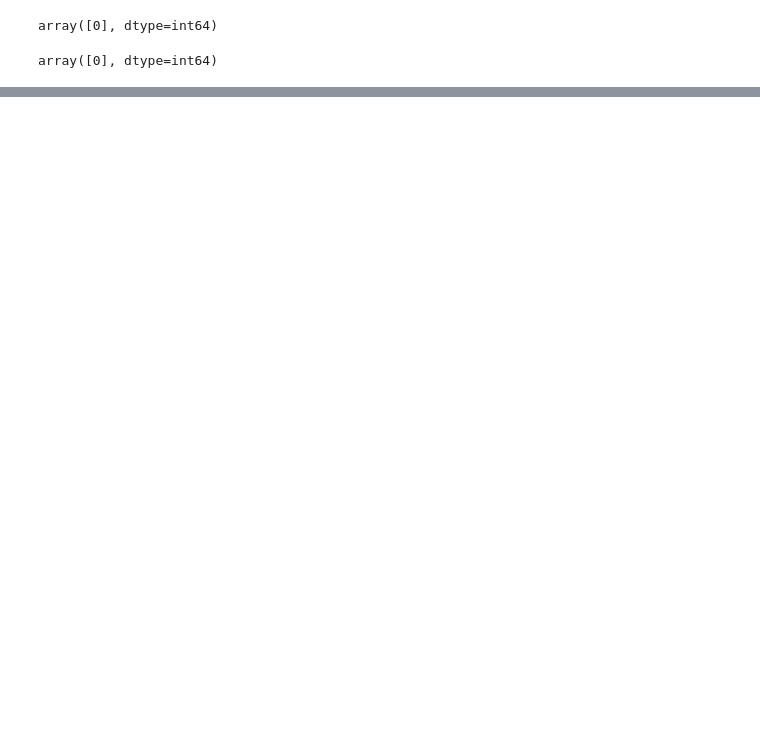
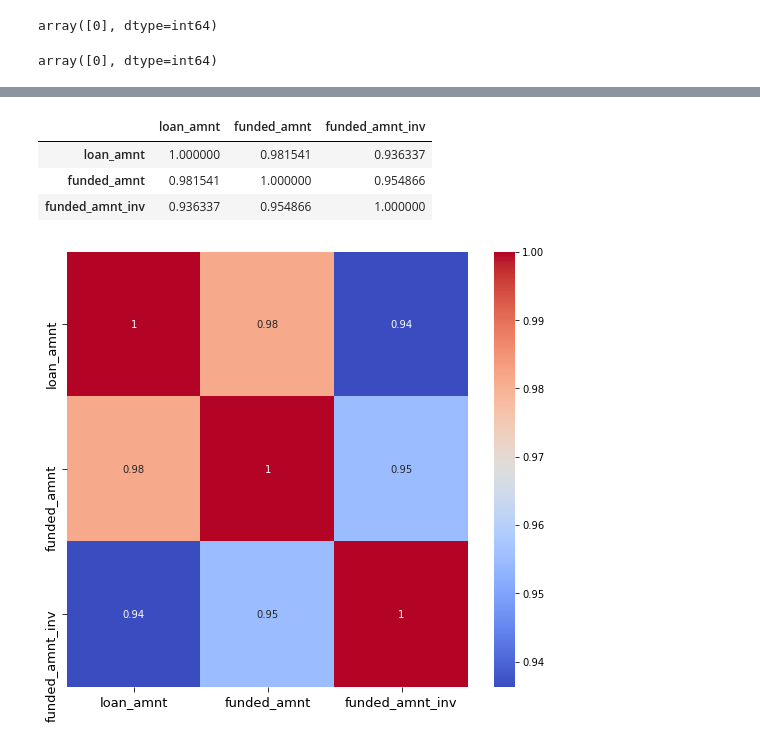
Before and after one commit to soumya-mishra/Lending_club, a Jupyter notebook: Lending_club_assignment.ipynb, the cells around one changed output, grey strips where cells are left out. Drawn from its saved outputs; the diff is of its cells as text; code cells hidden in the pictures; blank space fills up the shorter version.

```diff
--- a/Lending_club_assignment.ipynb
+++ b/Lending_club_assignment.ipynb
@@ -524,0 +653,13 @@ lend[["funded_amnt_inv","funded_amnt"]].head(20)
+# %%
+#Convert below columns to date format
+lend["issue_d"] = pd.to_datetime(lend["issue_d"],format="%b-%y")
+lend["earliest_cr_line"] = pd.to_datetime(lend["earliest_cr_line"],format="%b-%y")
+lend["last_pymnt_d"] = pd.to_datetime(lend["last_pymnt_d"],format="%b-%y")
+lend["last_credit_pull_d"] = pd.to_datetime(lend["last_credit_pull_d"],format="%b-%y")
+# %%
+columns_to_be_removed = ["last_credit_pull_d","last_pymnt_amnt","last_pymnt_d","collection_recovery_fee","recoveries",\
+  "total_rec_late_fee","total_pymnt_inv","total_rec_prncp","total_rec_int","total_rec_late_fee",\
+                        'revol_bal', 'revol_util', 'total_acc', 'out_prncp','out_prncp_inv','total_pymnt','total_pymnt_inv',
+                         'total_rec_prncp','total_rec_int','delinq_2yrs']
+
+lend.drop(columns=columns_to_be_removed,inplace=True,axis=1)
@@ -524,0 +727,5 @@ lend[["funded_amnt_inv","funded_amnt"]].head(20)
+# %%
+# Move the data to clean -dataset.
+final_data = lend
+final_data.info()
+final_data.to_csv("CleanData.csv")
@@ -524,0 +782,2 @@ lend[["funded_amnt_inv","funded_amnt"]].head(20)
+# %%
+final_data= final_data[final_data["loan_status"]!="Current"]
@@ -524,0 +845,15 @@ lend[["funded_amnt_inv","funded_amnt"]].head(20)
+# %%
+final_data[["loan_amnt","funded_amnt","funded_amnt_inv"]].corr()
+# %% [output]
+|  | loan_amnt | funded_amnt | funded_amnt_inv |
+| loan_amnt | 1.000000 | 0.981541 | 0.936337 |
+| funded_amnt | 0.981541 | 1.000000 | 0.954866 |
+| funded_amnt_inv | 0.936337 | 0.954866 | 1.000000 |
+# %%
+# Heatmap showing Hoe the below fields are correlated.
+plt.figure(figsize=(9,8))
+sns.heatmap(final_data[["loan_amnt","funded_amnt","funded_amnt_inv"]].corr(),annot=True,cmap='coolwarm',)
+plt.tick_params(size=5,labelsize = 13)
+# plt.title("Heat map for Loan Amount, Funded Amount,Funded Amount Invoice",fontsize=15)
+# %% [output]
+[figure, added]
```
Also changed, not shown: parts of 254 cells of this notebook, 1 other file.
